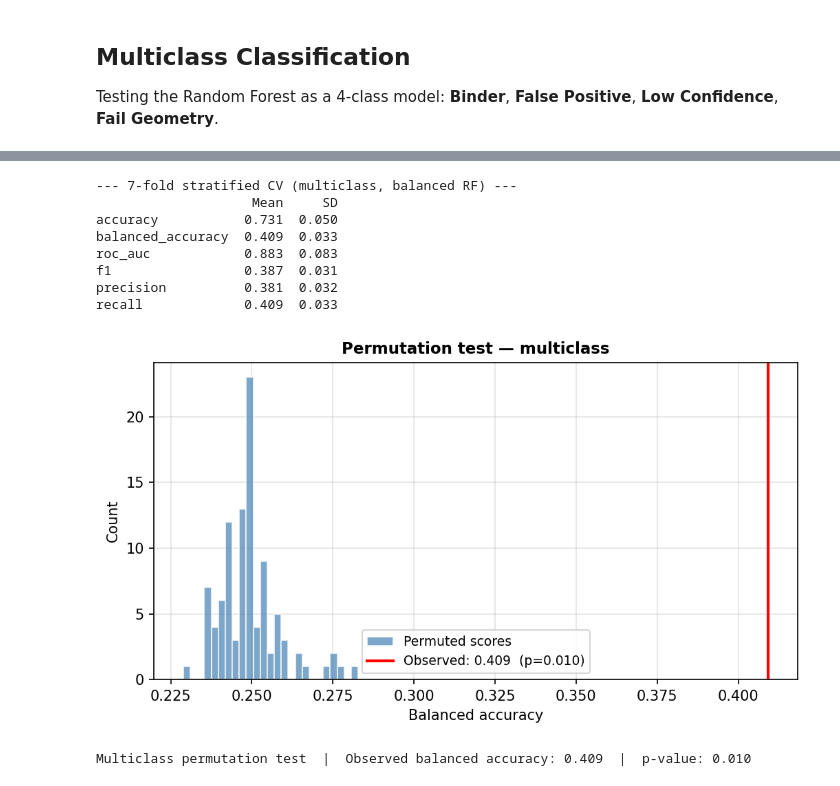
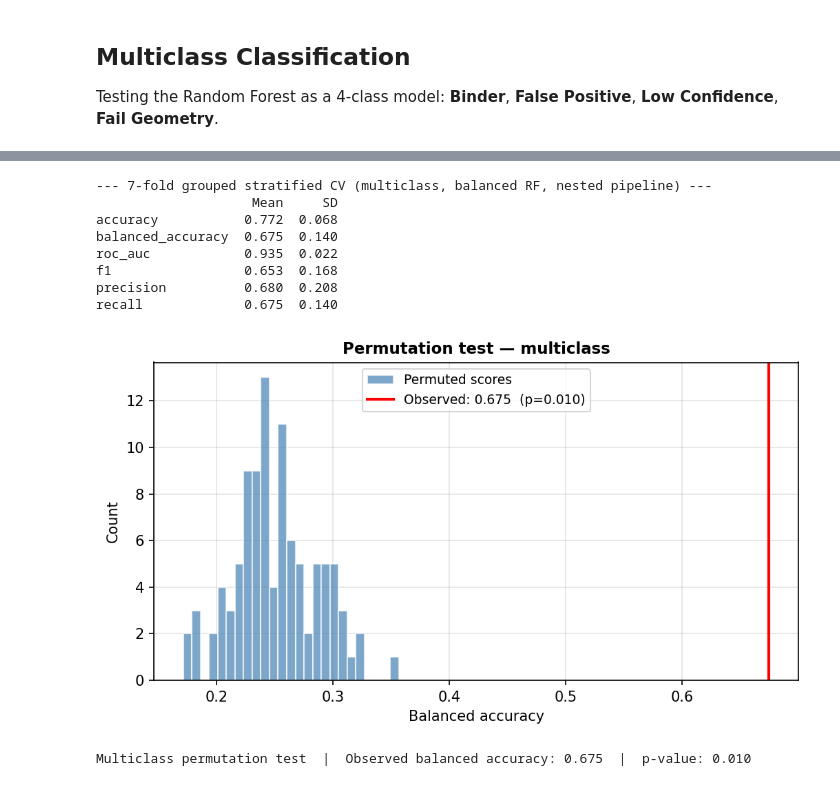
Before and after one commit to ajhoop06/biosensors, a Jupyter notebook: ML_classification.ipynb, the cells around one changed output, grey strips where cells are left out. Saved outputs shown, nothing was run; the diff lists cells and outputs as text; code cells hidden in the pictures.

```diff
--- a/ML_classification.ipynb
+++ b/ML_classification.ipynb
@@ -637,15 +703,18 @@ Class distribution:
 # %%
 # -------------------------------------------------------------------
-# Multiclass RF + stratified CV
+# Multiclass RF + grouped stratified CV (nested pipeline; Parts A/B applied
+# identically to the binary model above -- same sequence-similarity groups,
+# same GroupAwareSelector config)
 # -------------------------------------------------------------------
 from sklearn.metrics import make_scorer
 
-rf_mc = RandomForestClassifier(
-    n_estimators=500,
-    max_features="sqrt",
-    class_weight="balanced",
-    random_state=42,
-)
+pipe_mc = Pipeline([
+    ("scale",  MinMaxScaler()),
+    ("select", GroupAwareSelector(groups=FEATURE_GROUPS, corr_prune_groups=CORR_PRUNE_GROUPS,
+                                   k_per_group=K_PER_GROUP)),
+    ("rf",     RandomForestClassifier(n_estimators=500, max_features="sqrt",
+                                       class_weight="balanced", random_state=42)),
+])
 
 scoring_mc = {
     "accuracy":          "accuracy",
@@ -656,10 +725,10 @@ scoring_mc = {
     "recall":            make_scorer(recall_score,    average="macro", zero_division=0),
 }
 
-cv_mc = StratifiedKFold(n_splits=N_SPLITS, shuffle=True, random_state=42)
+cv_mc = StratifiedGroupKFold(n_splits=N_SPLITS, shuffle=True, random_state=42)
 
 cv_mc_results = cross_validate(
-    rf_mc, X, y_mc, cv=cv_mc,
+    pipe_mc, X, y_mc, cv=cv_mc, groups=seq_groups,
     scoring=scoring_mc,
     return_train_score=False,
 )
@@ -667,47 +736,49 @@ cv_mc_results = cross_validate(
 metrics_mc = {k.replace("test_", ""): v for k, v in cv_mc_results.items()
               if k.startswith("test_")}
 
-print(f"--- {N_SPLITS}-fold stratified CV (multiclass, balanced RF) ---")
+print(f"--- {N_SPLITS}-fold grouped stratified CV (multiclass, balanced RF, nested pipeline) ---")
 mc_df = pd.DataFrame({
     k: {"Mean": round(v.mean(), 3), "SD": round(v.std(), 3)}
     for k, v in metrics_mc.items()
 }).T
 print(mc_df.to_string())
 # %% [output]
---- 7-fold stratified CV (multiclass, balanced RF) ---
+--- 7-fold grouped stratified CV (multiclass, balanced RF, nested pipeline) ---
                     Mean     SD
-accuracy           0.731  0.050
-balanced_accuracy  0.409  0.033
-roc_auc            0.883  0.083
-f1                 0.387  0.031
-precision          0.381  0.032
-recall             0.409  0.033
+accuracy           0.772  0.068
+balanced_accuracy  0.675  0.140
+roc_auc            0.935  0.022
+f1                 0.653  0.168
+precision          0.680  0.208
+recall             0.675  0.140
 # %%
 # -------------------------------------------------------------------
-# Permutation test (multiclass, balanced accuracy)
+# Permutation test (multiclass, balanced accuracy, grouped CV -- see
+# grouped_permutation_test docstring above for why this replaces sklearn's
+# built-in groups-aware shuffle)
 # -------------------------------------------------------------------
-score_mc, perm_scores_mc, pval_mc = permutation_test_score(
-    rf_mc, X, y_mc, cv=cv_mc, scoring="balanced_accuracy",
-    n_permutations=100, random_state=42, n_jobs=1,
+score_mc, perm_scores_mc, pval_mc = grouped_permutation_test(
+    pipe_mc, X, y_mc, seq_groups, cv_mc, scoring="balanced_accuracy",
+    n_permutations=100, random_state=42,
 )
 
 fig_pm, ax_pm = plt.subplots(figsize=(7, 4), dpi=150)
 ax_pm.hist(perm_scores_mc, bins=25, color="steelblue", alpha=0.7, edgecolor="white",
            label="Permuted scores")
 ax_pm.axvline(score_mc, color="red", lw=2,
               label=f"Observed: {score_mc:.3f}  (p={pval_mc:.3f})")
 ax_pm.set_xlabel("Balanced accuracy", fontsize=10)
 ax_pm.set_ylabel("Count", fontsize=10)
 ax_pm.set_title("Permutation test — multiclass", fontsize=11, fontweight="bold")
 ax_pm.legend(fontsize=9)
 ax_pm.grid(True, alpha=0.35)
 ax_pm.set_axisbelow(True)
 plt.tight_layout()
 plt.show()
 
 print(f"Multiclass permutation test  |  Observed balanced accuracy: {score_mc:.3f}  |  p-value: {pval_mc:.3f}")
 # %% [output]
-[figure, old version]
+[figure, new version]
-Multiclass permutation test  |  Observed balanced accuracy: 0.409  |  p-value: 0.010
+Multiclass permutation test  |  Observed balanced accuracy: 0.675  |  p-value: 0.010
 # %%
 # -------------------------------------------------------------------
```
Also changed, not shown: parts of 12 cells of this notebook, 3 other files.
